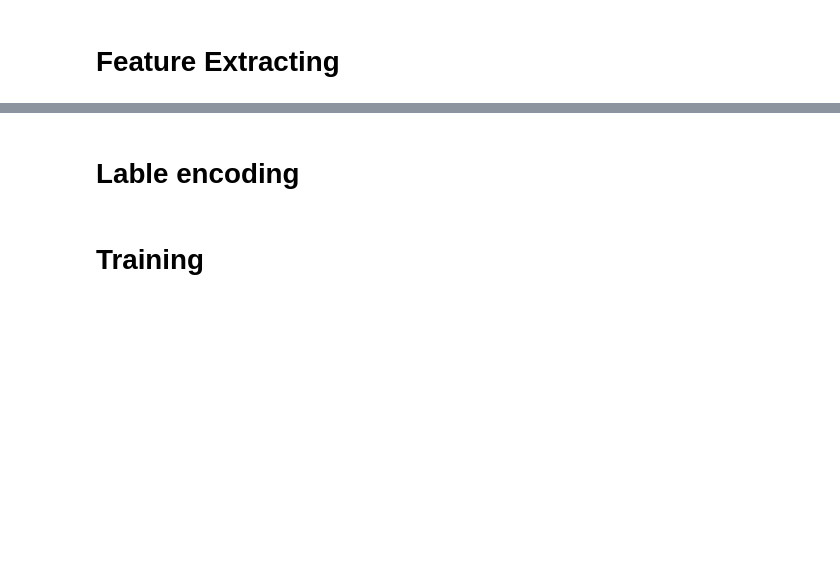
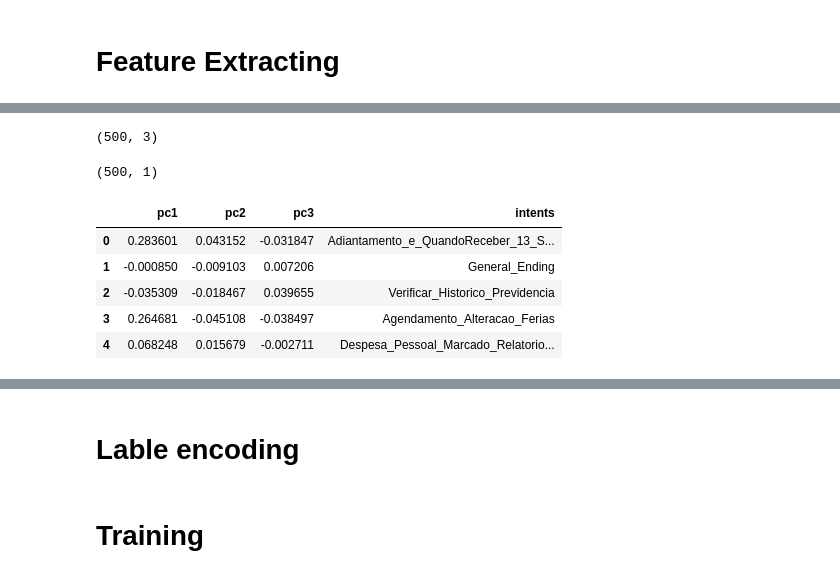
Before and after one commit to SClovesgtx/omni-nlu-api, a Jupyter notebook: jupyter_notebooks/TheDataFlow.ipynb, the cells around one changed output, grey strips where cells are left out. Saved outputs shown, nothing was run; the diff lists cells and outputs as text; code cells hidden in the pictures; blank space fills up the shorter version.

```diff
--- a/jupyter_notebooks/TheDataFlow.ipynb
+++ b/jupyter_notebooks/TheDataFlow.ipynb
@@ -123,0 +158,18 @@ X_test.head(2)
+# %%
+principal_df.shape
+# %% [output]
+(500, 3)
+# %%
+y_train.shape
+# %% [output]
+(500, 1)
+# %%
+principal_df["intents"] = y_train.intents.tolist()
+principal_df.head(5)
+# %% [output]
+|  | pc1 | pc2 | pc3 | intents |
+| 0 | 0.283601 | 0.043152 | -0.031847 | Adiantamento_e_QuandoReceber_13_S... |
+| 1 | -0.000850 | -0.009103 | 0.007206 | General_Ending |
+| 2 | -0.035309 | -0.018467 | 0.039655 | Verificar_Historico_Previdencia |
+| 3 | 0.264681 | -0.045108 | -0.038497 | Agendamento_Alteracao_Ferias |
+| 4 | 0.068248 | 0.015679 | -0.002711 | Despesa_Pessoal_Marcado_Relatorio... |
```
Also changed, not shown: parts of 24 cells of this notebook, 2 other files.
